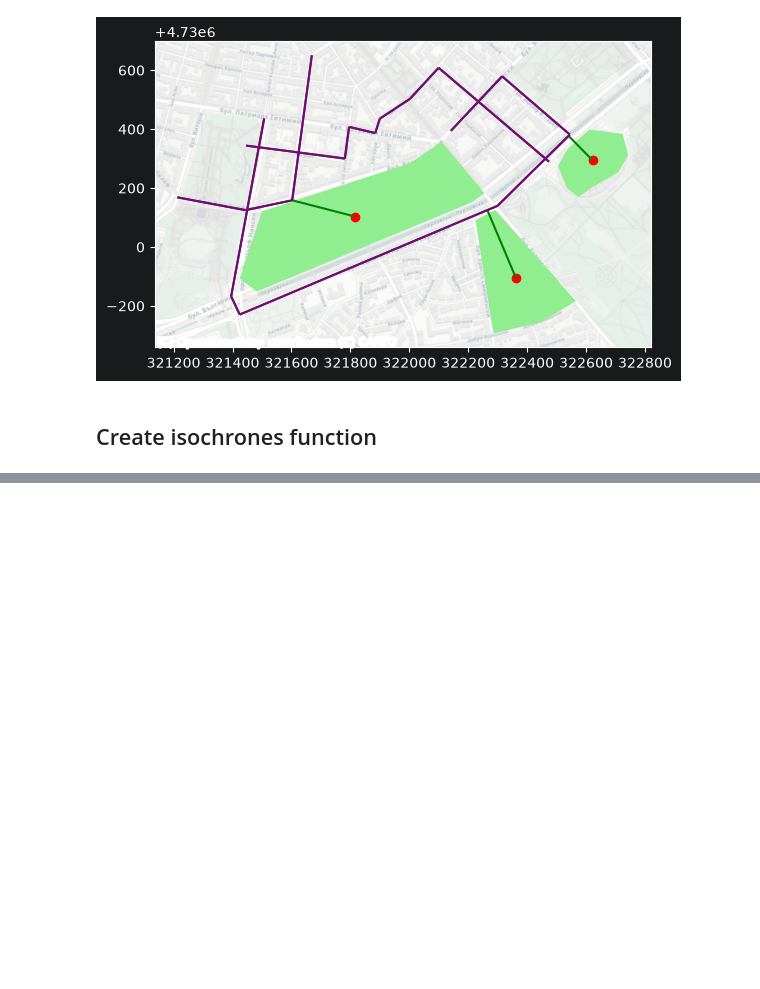
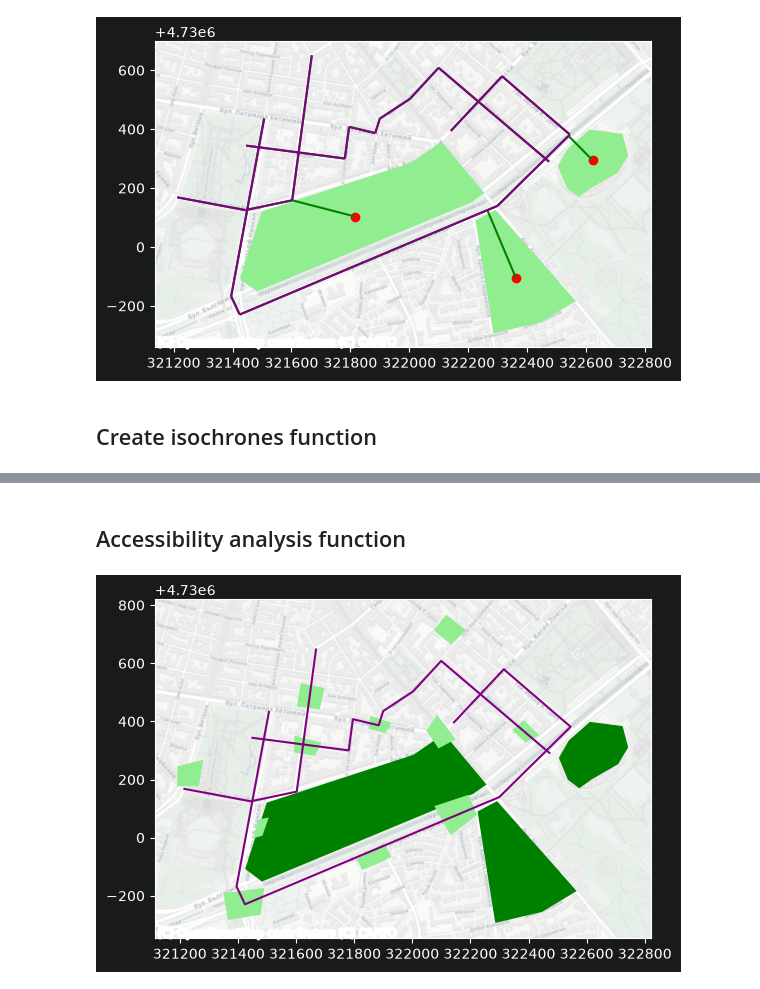
Before and after one commit to NikitaALSI/Izochrones, a Jupyter notebook: Development/Playground.ipynb, the cells around one changed output, grey strips where cells are left out. Saved outputs shown, nothing was run; the diff lists cells and outputs as text; code cells hidden in the pictures; blank space fills up the shorter version.

```diff
--- a/Development/Playground.ipynb
+++ b/Development/Playground.ipynb
@@ -159,0 +206,10 @@ plot_maps((route, 'green'), (shape.centroid.head(1), 'red'))
+# %% [markdown]
+## Accessibility analysis function
+# %%
+start = gpd.read_file('test_shapes.gpkg')
+target = gpd.read_file('test_target.gpkg')
+route = gpd.read_file('test_lines2.gpkg')
+
+plot_maps((start, 'green'), (target, 'lightgreen'), (route, 'purple'))
+# %% [output]
+[figure, added]
```
Also changed, not shown: parts of 28 cells of this notebook, 6 other files.
